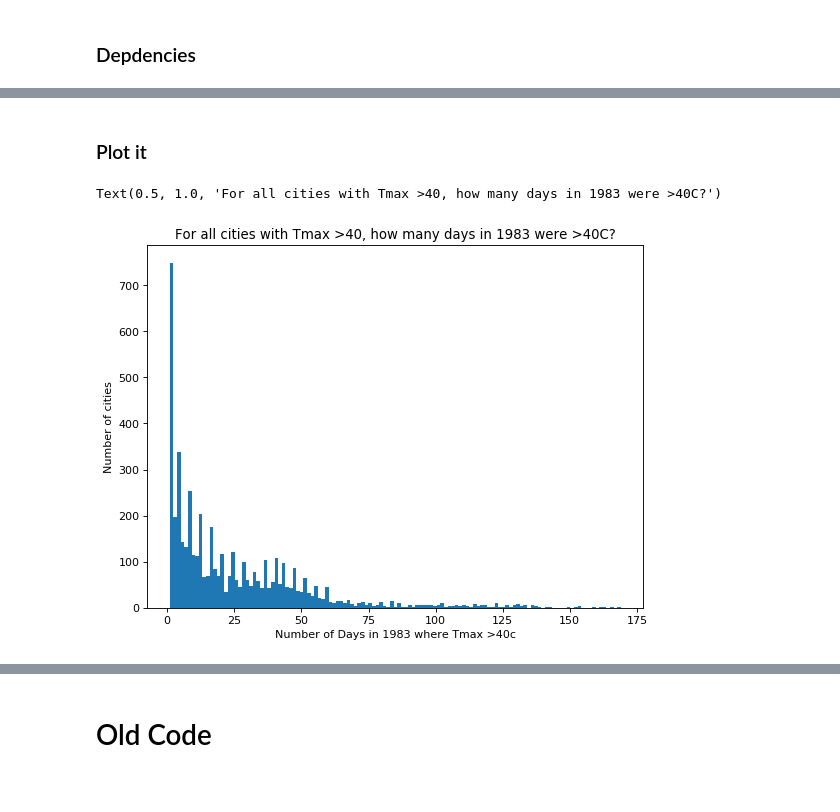
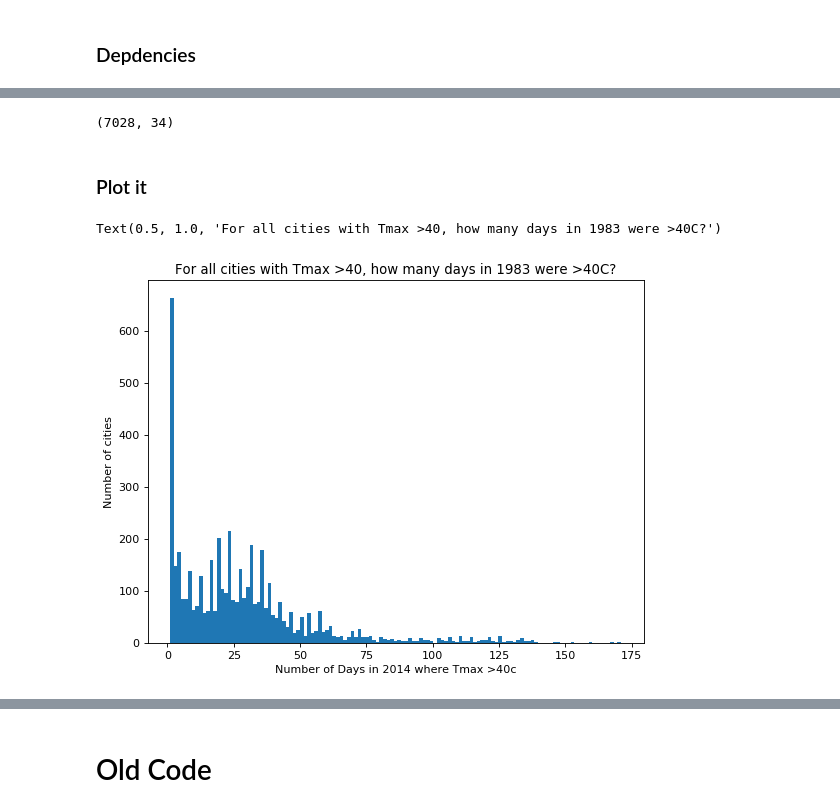
Before and after one commit to ecohydro/GlobalUrbanHeat, a Jupyter notebook: Notebooks/Tmax_Subset.ipynb, the cells around one changed output, grey strips where cells are left out. Drawn from its saved outputs; the diff is of its cells as text; code cells hidden in the pictures.

Commit message:
routine for events total complete and written to disk

```diff
--- a/Notebooks/Tmax_Subset.ipynb
+++ b/Notebooks/Tmax_Subset.ipynb
@@ -94,0 +101,7 @@ events = temp_numday(xr1983, 40)
+# %%
+# File Paths
+DAILY_PATH = '/home/cascade/projects/data_out/CHIRTS-GHS-DAILY/'
+DATA_INTERIM = '/home/cascade/projects/UrbanHeat/data/interim/'
+DATA_OUT = '/home/cascade/projects/data_out/'
+# %%
+all_events_df = event_loop(DAILY_PATH, 'date', 'ID_HDC_G0', 40.6)
@@ -94,0 +136,5 @@ events = temp_numday(xr1983, 40)
+# %%
+# Move IDS to Index
+
+all_events_df = all_events_df.set_index(['ID_HDC_G0', 'CTR_MN_NM'], drop = True)
+all_events_df.head()
@@ -94,0 +150,6 @@ events = temp_numday(xr1983, 40)
+# %%
+# Drop NaNs
+all_events_df_drop = all_events_df.dropna(how = 'all')
+all_events_df_drop.shape
+# %% [output]
+(7028, 34)
@@ -97,15 +160,15 @@ events = temp_numday(xr1983, 40)
 # %%
 import matplotlib.pyplot as plt
 import numpy as np
 from matplotlib.pyplot import figure
 %matplotlib inline
 
 figure(num=None, figsize=(8, 6), dpi=80, facecolor='w', edgecolor='k')
 y = range(1,125)
-plt.hist(events['event_tot'], bins = 125)
-plt.xlabel('Number of Days in 1983 where Tmax >40c')
+plt.hist(all_events_df_drop['2014'], bins = 125)
+plt.xlabel('Number of Days in 2014 where Tmax >40c')
 plt.ylabel('Number of cities')
 plt.title('For all cities with Tmax >40, how many days in 1983 were >40C?')
 # %% [output]
 Text(0.5, 1.0, 'For all cities with Tmax >40, how many days in 1983 were >40C?')
-[figure, old version]
+[figure, new version]
```
Also changed, not shown: parts of 13 cells of this notebook.
